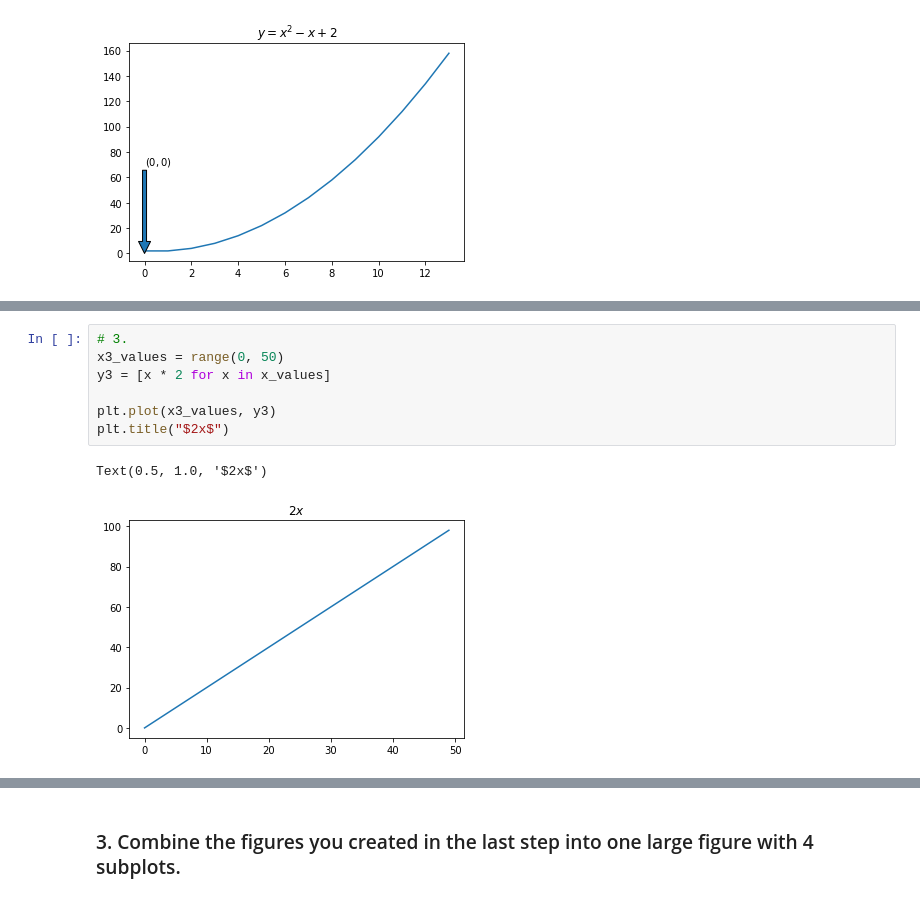
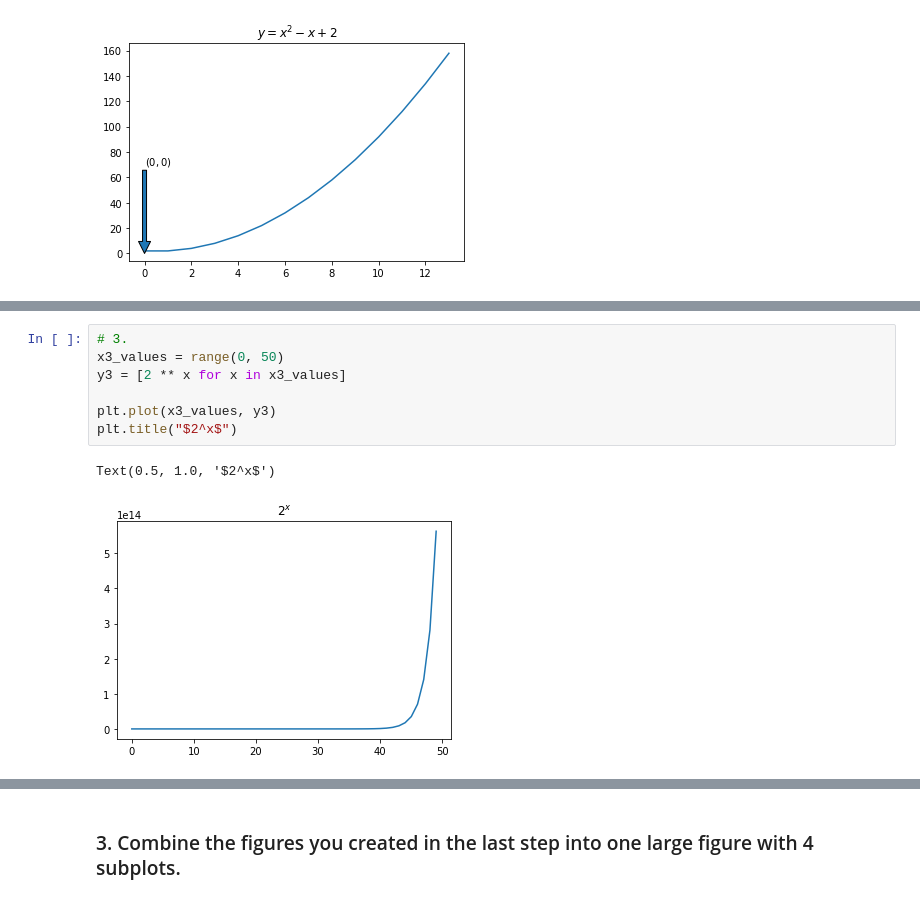
Before and after one commit to david-ryan-alviola/numpy-pandas-visualization-exercises, a Jupyter notebook: matplotlib_exercises.ipynb, the cells around one changed output, grey strips where cells are left out. Saved outputs shown, nothing was run; the diff lists cells and outputs as text.

```diff
--- a/matplotlib_exercises.ipynb
+++ b/matplotlib_exercises.ipynb
@@ -44,13 +44,13 @@ Text(0.5, 1.0, '$x^3$')
 # %%
 # 3.
 x3_values = range(0, 50)
-y3 = [x * 2 for x in x_values]
+y3 = [2 ** x for x in x3_values]
 
 plt.plot(x3_values, y3)
-plt.title("$2x$")
+plt.title("$2^x$")
 # %% [output]
-Text(0.5, 1.0, '$2x$')
+Text(0.5, 1.0, '$2^x$')
-[figure, old version]
+[figure, new version]
 # %%
 #4.
 x4_values = range(0, 50)
```
Also changed, not shown: parts of 6 cells of this notebook, 1 other file.
